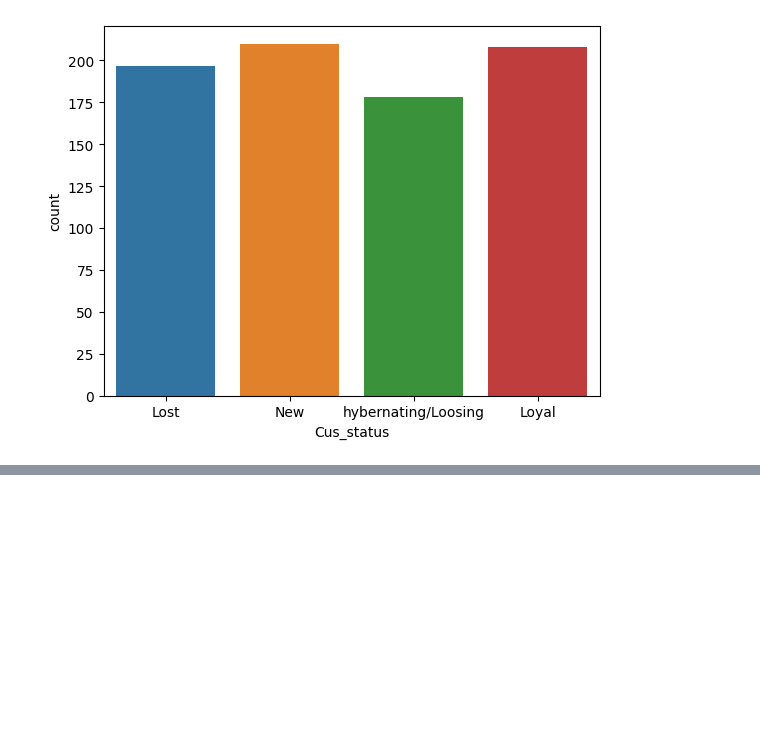
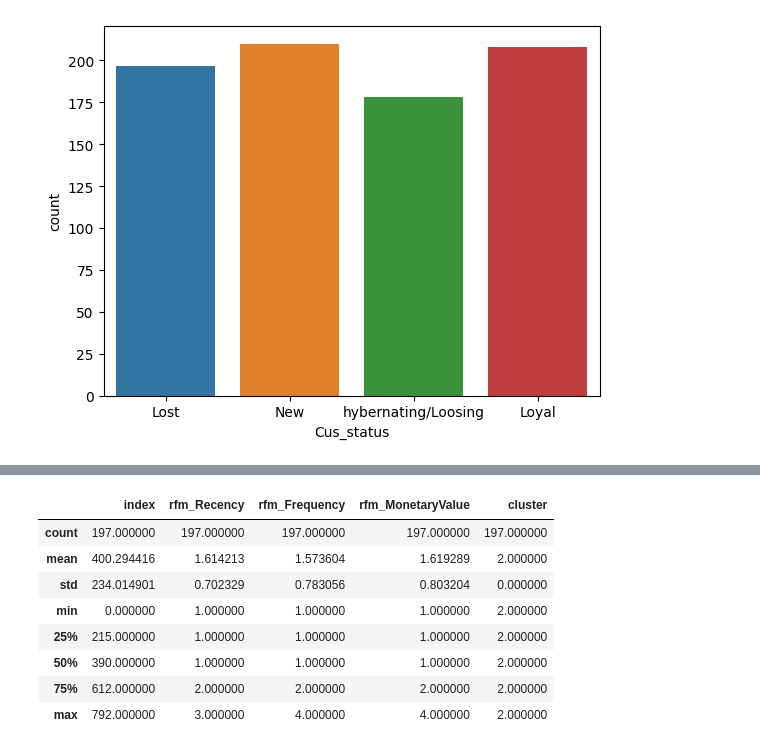
Before and after one commit to AbigailUchennaNkama/Portfolio-Projects, a Jupyter notebook: RFM-Customer_Behavior_Analysis/Customer-Segmentation.ipynb, the cells around one changed output, grey strips where cells are left out. Saved outputs shown, nothing was run; the diff lists cells and outputs as text; code cells hidden in the pictures; blank space fills up the shorter version.

```diff
--- a/RFM-Customer_Behavior_Analysis/Customer-Segmentation.ipynb
+++ b/RFM-Customer_Behavior_Analysis/Customer-Segmentation.ipynb
@@ -277,0 +242,3 @@ plt.show()
+# %%
+cluster_2 = clustered_df[clustered_df["cluster"]==2]
+cluster_2.head()
@@ -277,0 +252,13 @@ plt.show()
+# %%
+cluster_2_temp = cluster_2.describe()
+cluster_2_temp.style.background_gradient(cmap="icefire")
+# %% [output]
+|  | index | rfm_Recency | rfm_Frequency | rfm_MonetaryValue | cluster |
+| count | 197.000000 | 197.000000 | 197.000000 | 197.000000 | 197.000000 |
+| mean | 400.294416 | 1.614213 | 1.573604 | 1.619289 | 2.000000 |
+| std | 234.014901 | 0.702329 | 0.783056 | 0.803204 | 0.000000 |
+| min | 0.000000 | 1.000000 | 1.000000 | 1.000000 | 2.000000 |
+| 25% | 215.000000 | 1.000000 | 1.000000 | 1.000000 | 2.000000 |
+| 50% | 390.000000 | 1.000000 | 1.000000 | 1.000000 | 2.000000 |
+| 75% | 612.000000 | 2.000000 | 2.000000 | 2.000000 | 2.000000 |
+| max | 792.000000 | 3.000000 | 4.000000 | 4.000000 | 2.000000 |
```
Also changed, not shown: parts of 35 cells of this notebook.
